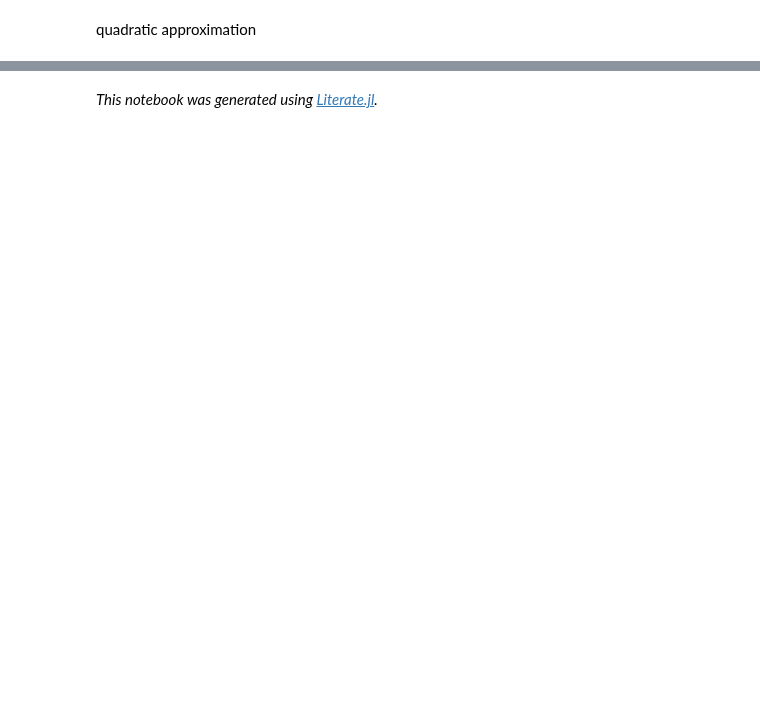
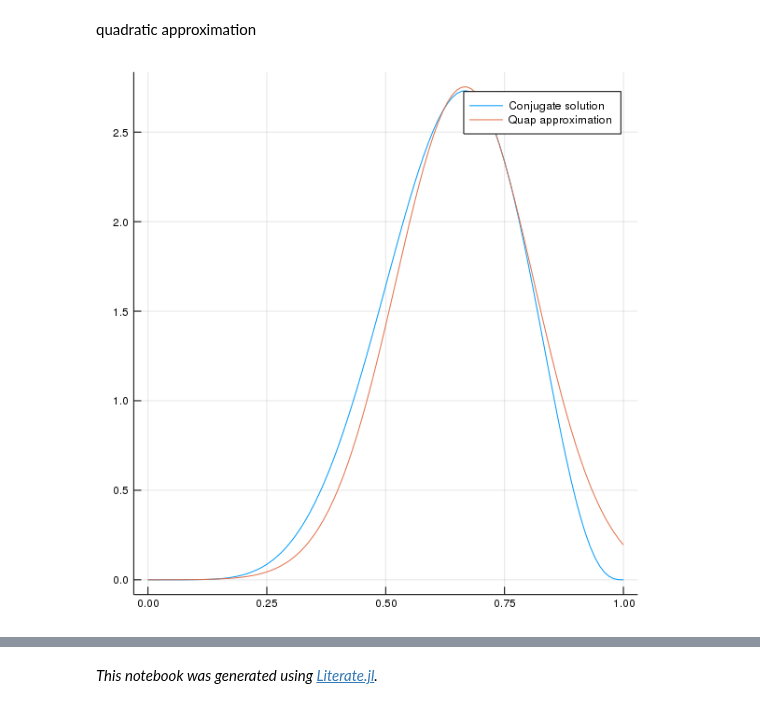
Before and after one commit to StatisticalRethinkingJulia/StatisticalRethinking.jl, a Jupyter notebook: notebooks/02/clip-06-07.ipynb, the cells around one changed output, grey strips where cells are left out. Cells and saved outputs as stored; diff of their text form; code cells hidden in the pictures; blank space fills up the shorter version.

```diff
--- a/notebooks/02/clip-06-07.ipynb
+++ b/notebooks/02/clip-06-07.ipynb
@@ -38,2 +97,7 @@ p[2] = plot!( x, pdf.(Beta( w+1 , n-w+1 ) , x ), lab="Conjugate solution")
 # %% [markdown]
 quadratic approximation
+# %%
+p[3] = plot( x, pdf.(Beta( w+1 , n-w+1 ) , x ), lab="Conjugate solution")
+plot!( p[3], x, pdf.(Normal( quapfit[1], quapfit[2] ) , x ), lab="Quap approximation")
+# %% [output]
+[figure, added]
```
Also changed, not shown: parts of 18 cells of this notebook, 46 other files.
